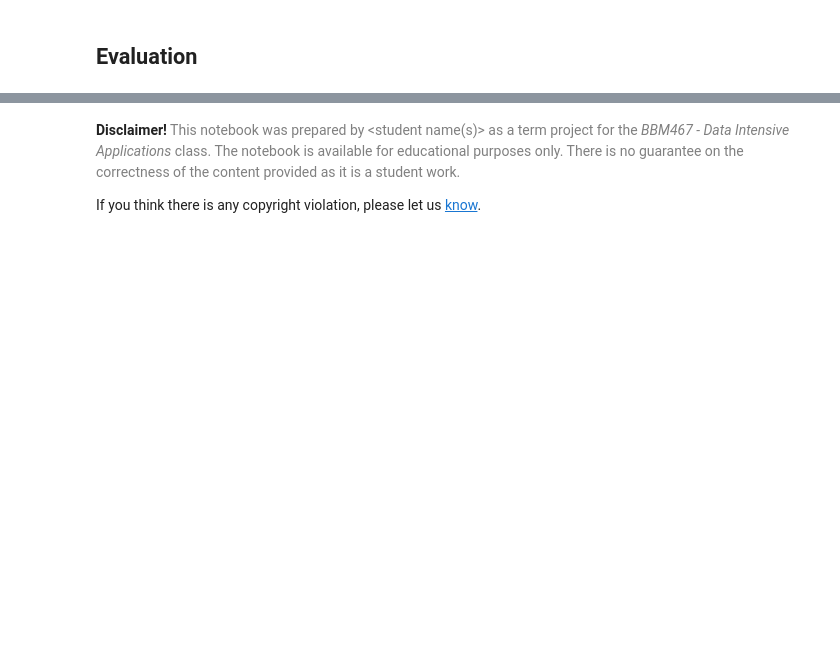
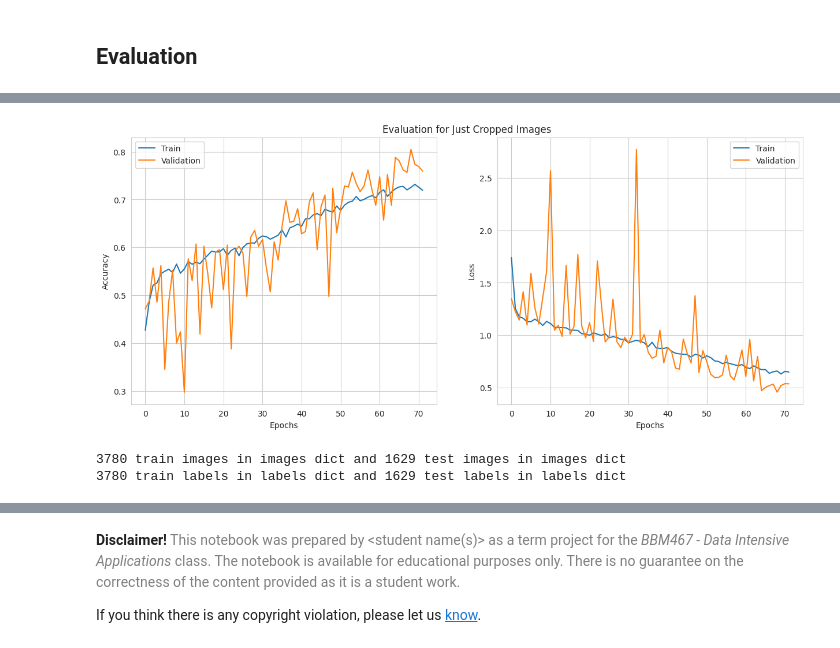
Before and after one commit to semooww/DSCP, a Jupyter notebook: bbm467_template_EN.ipynb, the cells around one changed output, grey strips where cells are left out. Drawn from its saved outputs; the diff is of its cells as text; code cells hidden in the pictures; blank space fills up the shorter version.

```diff
--- a/bbm467_template_EN.ipynb
+++ b/bbm467_template_EN.ipynb
@@ -315,0 +451,25 @@ Remeber, your work may not be an original one. However, this document must be ge
+# %%
+def plot_history(arrays, title):
+    fig = plt.figure(figsize=(15, 6))
+    plt.title(f"Evaluation for {title} Images")
+    plt.axis('off')
+    plt.grid(False)
+
+    fig.add_subplot(1, 2, 1)
+    plt.plot(arrays[0])
+    plt.plot(arrays[1])
+
+    plt.ylabel("Accuracy")
+    plt.xlabel("Epochs")
+    plt.legend(["Train", "Validation"], loc=0)
+
+    fig.add_subplot(1, 2, 2)
+    plt.plot(arrays[2])
+    plt.plot(arrays[3])
+
+    plt.ylabel("Loss")
+    plt.xlabel("Epochs")
+    plt.legend(["Train", "Validation"], loc=0)
+# %%
+model = create_model()
+model, acc, val_acc, loss, val_loss, test_acc, test_loss = strafied_kfold(model, X_train, y_train)
@@ -315,0 +494,9 @@ Remeber, your work may not be an original one. However, this document must be ge
+# %%
+plot_history([acc, val_acc, loss, val_loss], "Just Cropped")
+# %% [output]
+[figure, added]
+# %%
+X_train, X_test, y_train, y_test = create_dataset(df, 1)
+# %% [output]
+3780 train images in images dict and 1629 test images in images dict
+3780 train labels in labels dict and 1629 test labels in labels dict
```
Also changed, not shown: parts of 29 cells of this notebook, 1 other file.
